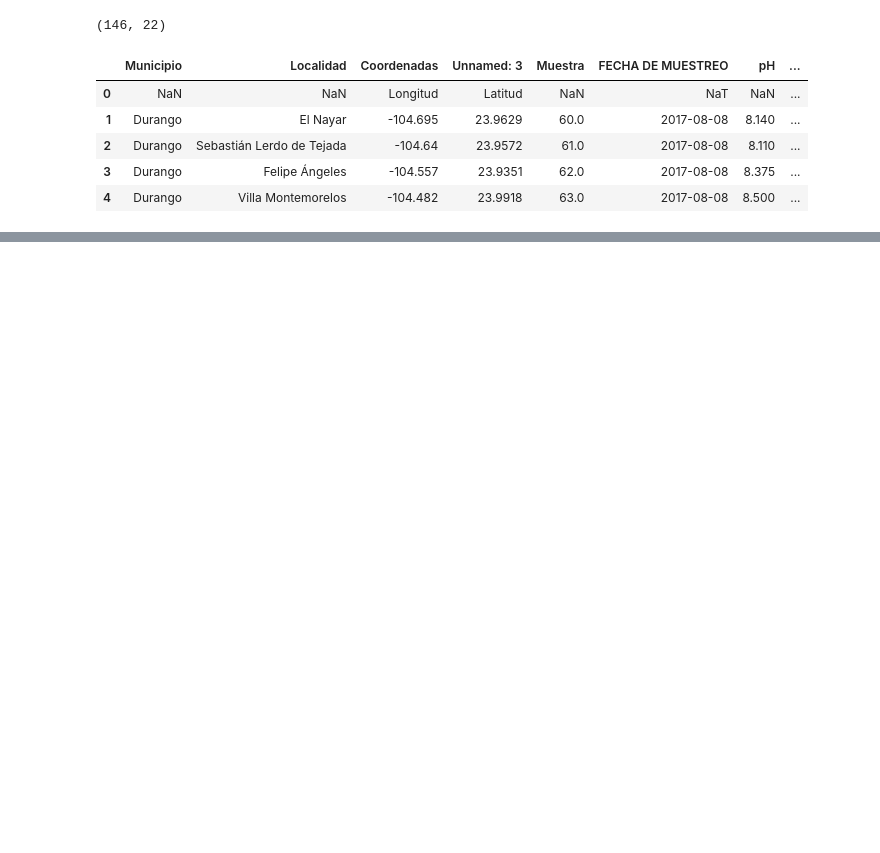
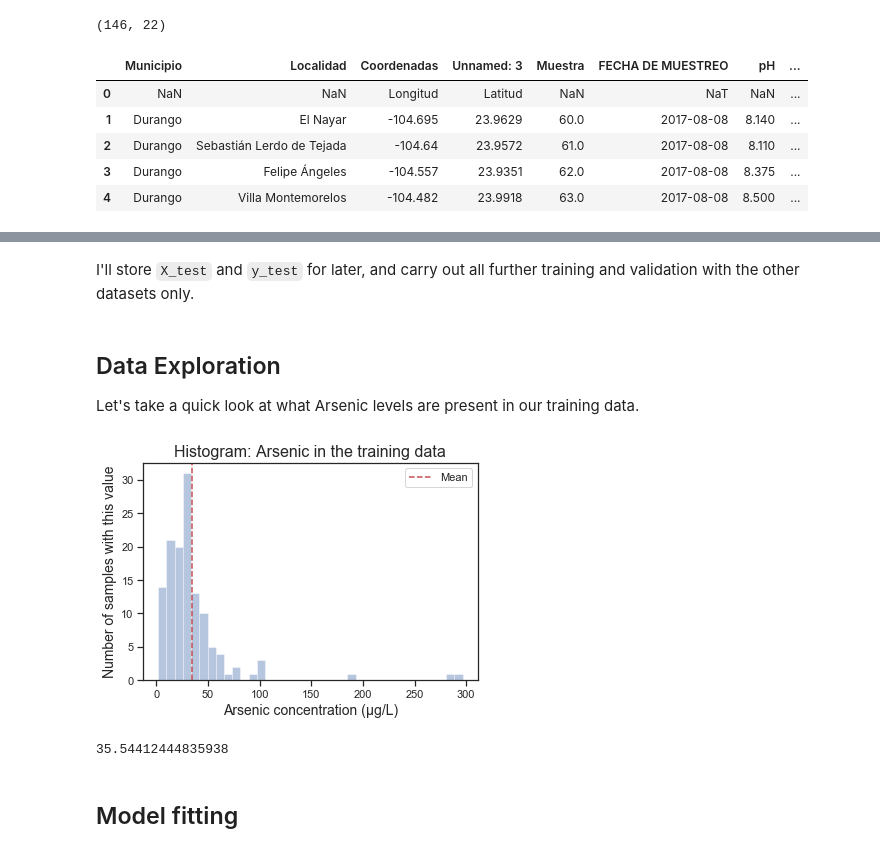
Before and after one commit to LambdaSchool/DS-Unit-2-Sprint-4-Model-Validation, a Jupyter notebook: module-1-begin-modeling-process/LS_DS_241_Begin_modeling_process_Assignment.ipynb, the cells around one changed output, grey strips where cells are left out. Cells and saved outputs as stored; diff of their text form; code cells hidden in the pictures; blank space fills up the shorter version.

```diff
--- a/module-1-begin-modeling-process/LS_DS_241_Begin_modeling_process_Assignment.ipynb
+++ b/module-1-begin-modeling-process/LS_DS_241_Begin_modeling_process_Assignment.ipynb
@@ -88,0 +177,37 @@ dtype: int64
+# %%
+# Since sklearn dosn't have a tool for creating a validation dataset,
+# I'll write one myself
+
+def train_validation_test_split(
+    X, y, train_size=0.8, val_size=0.1, test_size=0.1,
+    random_state=None, shuffle=True):
+
+    # Ensure set sizes add up to 1
+    assert (train_size + val_size + test_size == 1), "The sizes of the datasets must add up to 1!"
+
+    # Divide data into 'test' and leftovers
+    X_leftovers, X_test, y_leftovers, y_test = train_test_split(
+    X, y, test_size=test_size,
+    random_state=random_state, shuffle=shuffle)
+
+    # Divide leftovers into 'train' and 'validate'
+    X_train, X_validate, y_train, y_validate = train_test_split(
+    X, y, train_size=(train_size / (train_size + val_size)),
+    random_state=random_state, shuffle=shuffle)
+
+    # Print out the shapes of the datasets, to confirm that they're
+    # what we expect
+
+    print(f'X_train   : {X_train.shape}')
+    print(f'X_validate: {X_validate.shape}')
+    print(f'X_test    : {X_test.shape}')
+    print()
+    print(f'y_train   : {y_train.shape}')
+    print(f'y_validate: {y_validate.shape}')
+    print(f'y_test    : {y_test.shape}')
+
+    return X_train, X_validate, X_test, y_train, y_validate, y_test
+# %%
+X = df2.drop(columns='As')
+y = df2['As']
+X_train, X_validate, X_test, y_train, y_validate, y_test = train_validation_test_split(X, y, random_state=42)
@@ -88,0 +222,22 @@ dtype: int64
+# %% [markdown]
+I'll store `X_test` and `y_test` for later, and carry out all further training and validation with the other datasets only.
+# %% [markdown]
+## Data Exploration
+Let's take a quick look at what Arsenic levels are present in our training data.
+# %%
+fig, ax = plt.subplots()
+ax = sns.distplot(y_train, norm_hist=False, kde=False);
+ax.set_xlabel('Arsenic concentration (µg/L)', fontsize=14)
+ax.set_ylabel('Number of samples with this value', fontsize=14)
+plt.axvline(x=35, color='r', linestyle='--', label='Mean');
+plt.legend();
+plt.title('Histogram: Arsenic in the training data', fontsize=16);
+# %% [output]
+[figure, added]
+# %%
+# And the mean value is..
+np.mean(y_train)
+# %% [output]
+35.54412444835938
+# %% [markdown]
+## Model fitting
```
Also changed, not shown: parts of 15 cells of this notebook.
